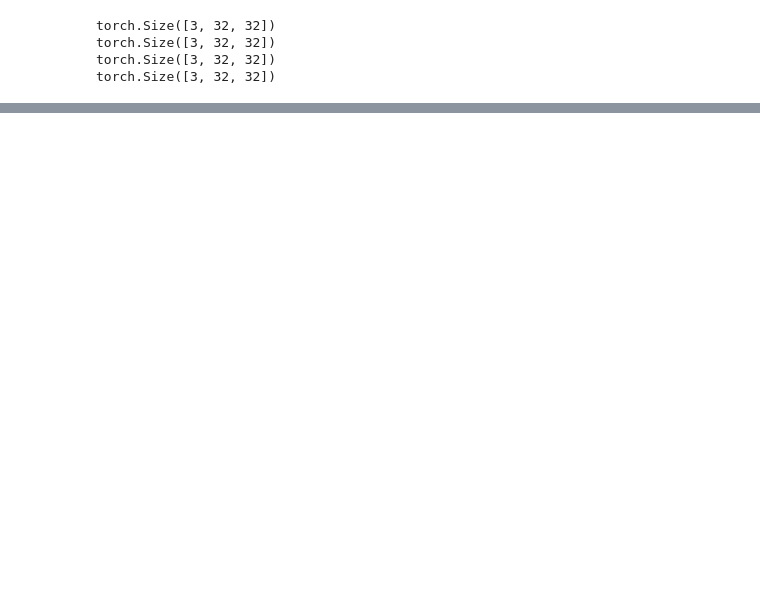
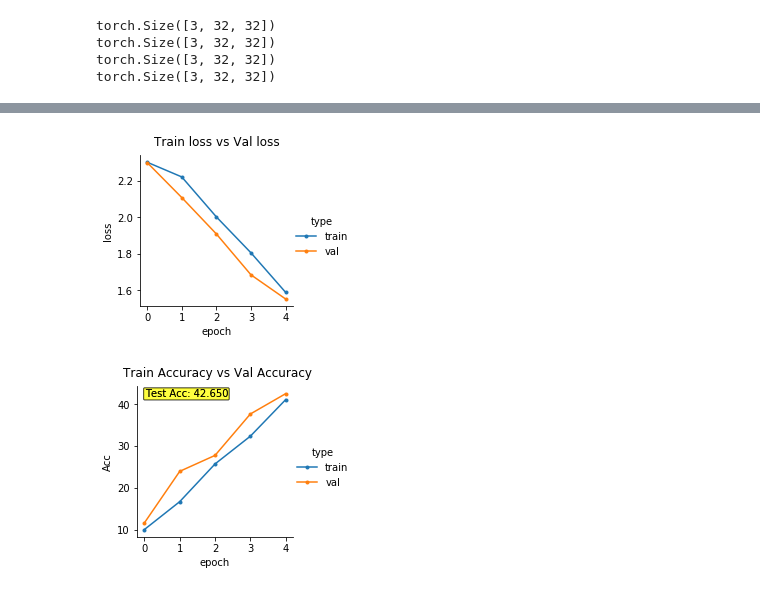
Before and after one commit to karaopea/cnn, a Jupyter notebook: dl4cv.ipynb, the cells around one changed output, grey strips where cells are left out. Drawn from its saved outputs; the diff is of its cells as text; code cells hidden in the pictures; blank space fills up the shorter version.

```diff
--- a/dl4cv.ipynb
+++ b/dl4cv.ipynb
@@ -730,0 +951,57 @@ imshow(x.squeeze().detach().cpu())
+# %%
+
+class CNN(nn.Module):
+    def __init__(self):
+        super(CNN, self).__init__()
+        self.conv1_1 = nn.Conv2d(3, 16, kernel_size=3, stride=1, padding=1 )
+        self.conv1_2 = nn.Conv2d(16, 16, kernel_size=3, stride=1, padding=1)
+        self.conv2_1 = nn.Conv2d(16, 32, kernel_size=3, stride=1, padding=1 )
+        self.conv2_2 = nn.Conv2d(32, 32, kernel_size=3, stride=1, padding=1)
+        self.conv3_1 = nn.Conv2d(32, 64, kernel_size=3, stride=1, padding=1)
+        self.conv3_2 = nn.Conv2d(64, 64, kernel_size=3, stride=1, padding=1)
+        self.pool = nn.MaxPool2d(2, 2)
+        self.relu = nn.ReLU()
+        #32->16->8->4 : 4*4*64
+        self.fc = nn.Linear(4*4*64, 10)
+
+    def forward(self, x):
+        x = self.relu(self.conv1_1(x))
+        x = self.relu(self.conv1_2(x))
+        x = self.pool(x)
+        x = self.relu(self.conv2_1(x))
+        x = self.relu(self.conv2_2(x))
+        x = self.pool(x)
+        x = self.relu(self.conv3_1(x))
+        x = self.relu(self.conv3_2(x))
+        x = self.pool(x)
+        x = x.view(x.size(0), -1)
+        x = self.fc(x)
+        return x
+
+
+# ====== Random Seed Initialization ====== #
+seed = 123
+np.random.seed(seed)
+torch.manual_seed(seed)
+
+parser = argparse.ArgumentParser()
+args = parser.parse_args("")
+args.exp_name = "exp1_lr"
+#models = ['CNN', 'Resnet']
+args.model = 'CNN'
+args.act = 'relu'
+args.l2 = 0.00001
+args.optim = 'SGD'  # 'RMSprop' #SGD, RMSprop, ADAM...
+args.lr = 1e-3
+args.epoch = 50
+
+args.train_batch_size = 128
+args.test_batch_size = 32
+
+
+print(args)
+setting, result = experiment(partition, deepcopy(args))
+#df = pd.DataFrame(result)
+plot_loss_variation(result)
+plot_acc_variation(result)
+# %% [output]
@@ -730,0 +1014,2 @@ imshow(x.squeeze().detach().cpu())
+[figure, added]
+[figure, added]
```
Also changed, not shown: parts of 12 cells of this notebook.
